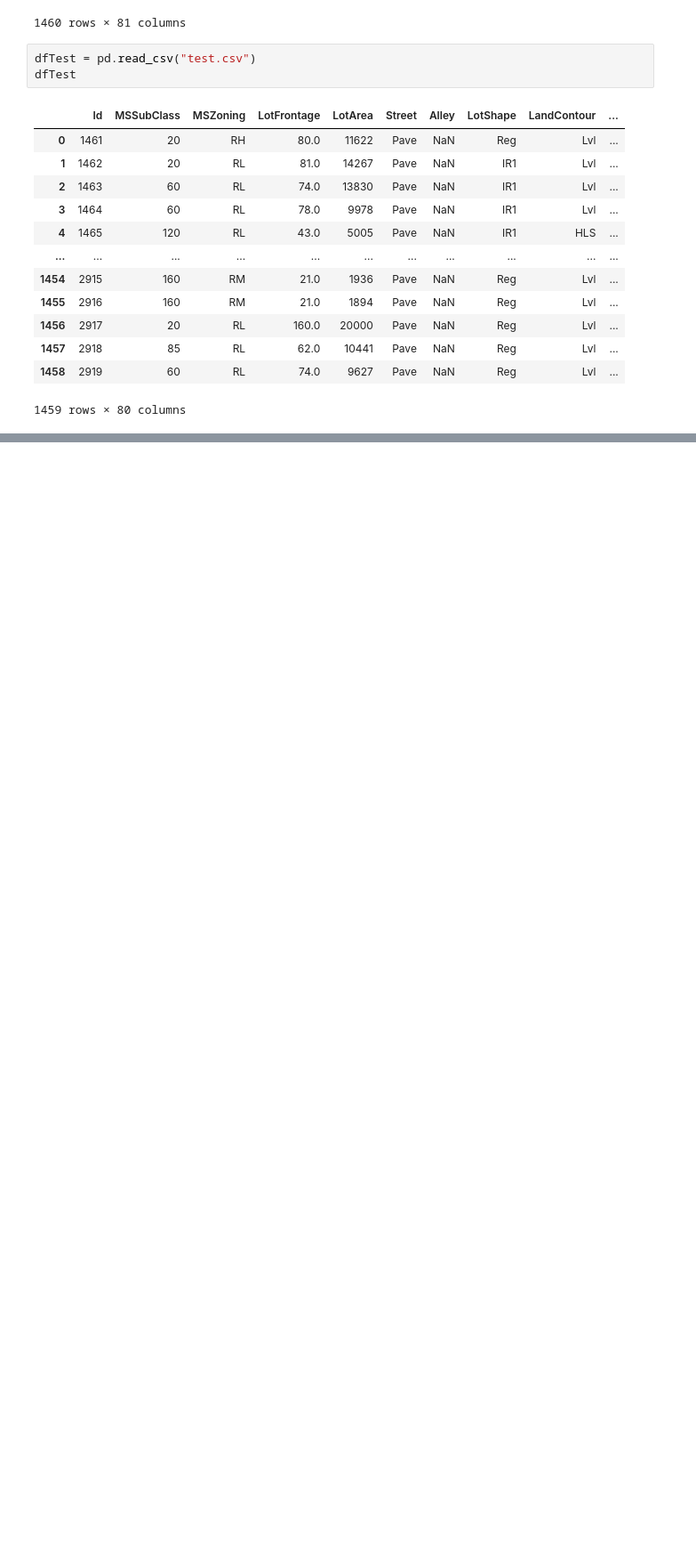
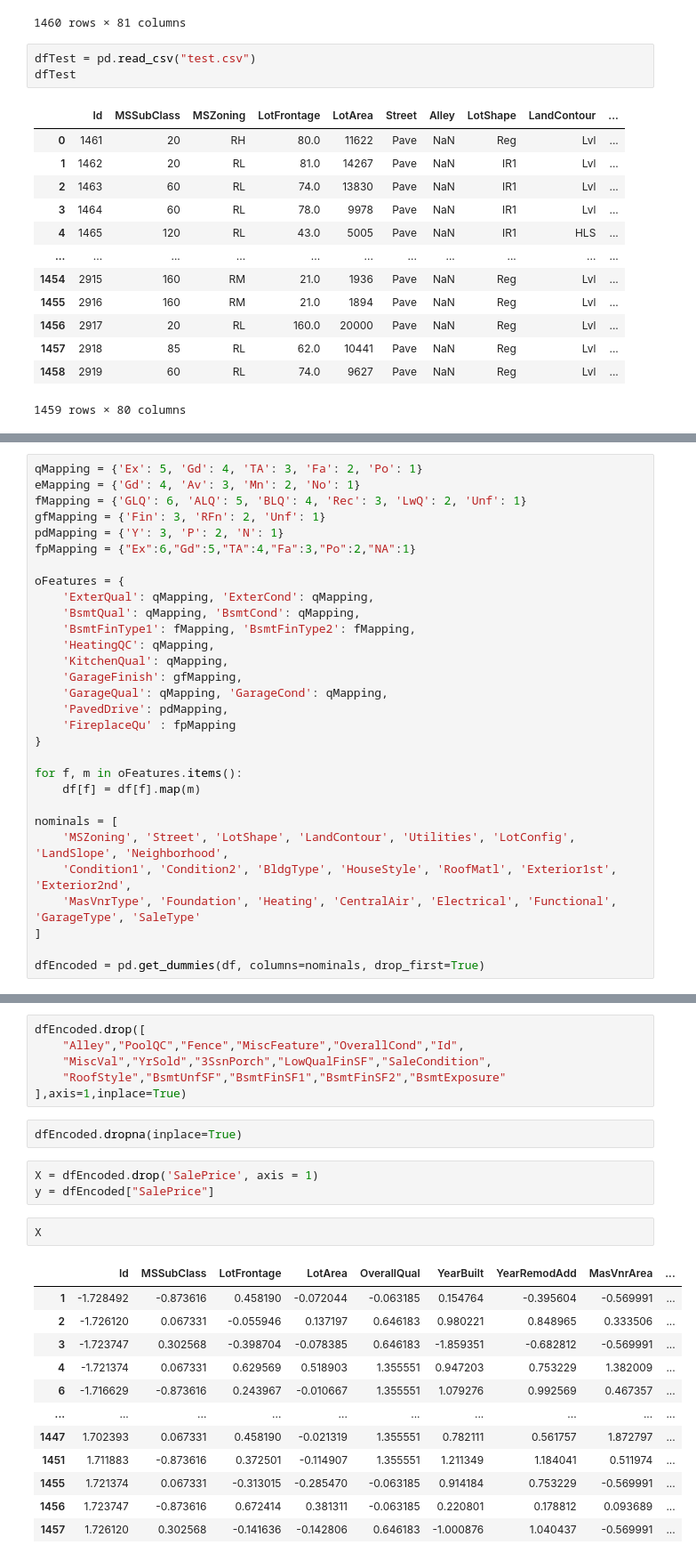
Before and after one commit to emiliosolanoo21/SVM_MD, a Jupyter notebook: HDT7_2.ipynb, the cells around one changed output, grey strips where cells are left out. Shown at 89% size. Cells and saved outputs as stored; diff of their text form; blank space fills up the shorter version.

```diff
--- a/HDT7_2.ipynb
+++ b/HDT7_2.ipynb
@@ -94,0 +111,30 @@ def numCols(df):
+# %%
+qMapping = {'Ex': 5, 'Gd': 4, 'TA': 3, 'Fa': 2, 'Po': 1}
+eMapping = {'Gd': 4, 'Av': 3, 'Mn': 2, 'No': 1}
+fMapping = {'GLQ': 6, 'ALQ': 5, 'BLQ': 4, 'Rec': 3, 'LwQ': 2, 'Unf': 1}
+gfMapping = {'Fin': 3, 'RFn': 2, 'Unf': 1}
+pdMapping = {'Y': 3, 'P': 2, 'N': 1}
+fpMapping = {"Ex":6,"Gd":5,"TA":4,"Fa":3,"Po":2,"NA":1}
+
+oFeatures = {
+    'ExterQual': qMapping, 'ExterCond': qMapping,
+    'BsmtQual': qMapping, 'BsmtCond': qMapping,
+    'BsmtFinType1': fMapping, 'BsmtFinType2': fMapping,
+    'HeatingQC': qMapping,
+    'KitchenQual': qMapping,
+    'GarageFinish': gfMapping,
+    'GarageQual': qMapping, 'GarageCond': qMapping,
+    'PavedDrive': pdMapping,
+    'FireplaceQu' : fpMapping
+}
+
+for f, m in oFeatures.items():
+    df[f] = df[f].map(m)
+
+nominals = [
+    'MSZoning', 'Street', 'LotShape', 'LandContour', 'Utilities', 'LotConfig', 'LandSlope', 'Neighborhood',
+    'Condition1', 'Condition2', 'BldgType', 'HouseStyle', 'RoofMatl', 'Exterior1st', 'Exterior2nd',
+    'MasVnrType', 'Foundation', 'Heating', 'CentralAir', 'Electrical', 'Functional', 'GarageType', 'SaleType'
+]
+
+dfEncoded = pd.get_dummies(df, columns=nominals, drop_first=True)
@@ -94,0 +157,26 @@ def numCols(df):
+# %%
+dfEncoded.drop([
+    "Alley","PoolQC","Fence","MiscFeature","OverallCond","Id",
+    "MiscVal","YrSold","3SsnPorch","LowQualFinSF","SaleCondition",
+    "RoofStyle","BsmtUnfSF","BsmtFinSF1","BsmtFinSF2","BsmtExposure"
+],axis=1,inplace=True)
+# %%
+dfEncoded.dropna(inplace=True)
+# %%
+X = dfEncoded.drop('SalePrice', axis = 1)
+y = dfEncoded["SalePrice"]
+# %%
+X
+# %% [output]
+|  | Id | MSSubClass | LotFrontage | LotArea | OverallQual | YearBuilt | YearRemodAdd | MasVnrArea | ... |
+| 1 | -1.728492 | -0.873616 | 0.458190 | -0.072044 | -0.063185 | 0.154764 | -0.395604 | -0.569991 | ... |
+| 2 | -1.726120 | 0.067331 | -0.055946 | 0.137197 | 0.646183 | 0.980221 | 0.848965 | 0.333506 | ... |
+| 3 | -1.723747 | 0.302568 | -0.398704 | -0.078385 | 0.646183 | -1.859351 | -0.682812 | -0.569991 | ... |
+| 4 | -1.721374 | 0.067331 | 0.629569 | 0.518903 | 1.355551 | 0.947203 | 0.753229 | 1.382009 | ... |
+| 6 | -1.716629 | -0.873616 | 0.243967 | -0.010667 | 1.355551 | 1.079276 | 0.992569 | 0.467357 | ... |
+| ... | ... | ... | ... | ... | ... | ... | ... | ... | ... |
+| 1447 | 1.702393 | 0.067331 | 0.458190 | -0.021319 | 1.355551 | 0.782111 | 0.561757 | 1.872797 | ... |
+| 1451 | 1.711883 | -0.873616 | 0.372501 | -0.114907 | 1.355551 | 1.211349 | 1.184041 | 0.511974 | ... |
+| 1455 | 1.721374 | 0.067331 | -0.313015 | -0.285470 | -0.063185 | 0.914184 | 0.753229 | -0.569991 | ... |
+| 1456 | 1.723747 | -0.873616 | 0.672414 | 0.381311 | -0.063185 | 0.220801 | 0.178812 | 0.093689 | ... |
+| 1457 | 1.726120 | 0.302568 | -0.141636 | -0.142806 | 0.646183 | -1.000876 | 1.040437 | -0.569991 | ... |
```
Also changed, not shown: parts of 41 cells of this notebook.
